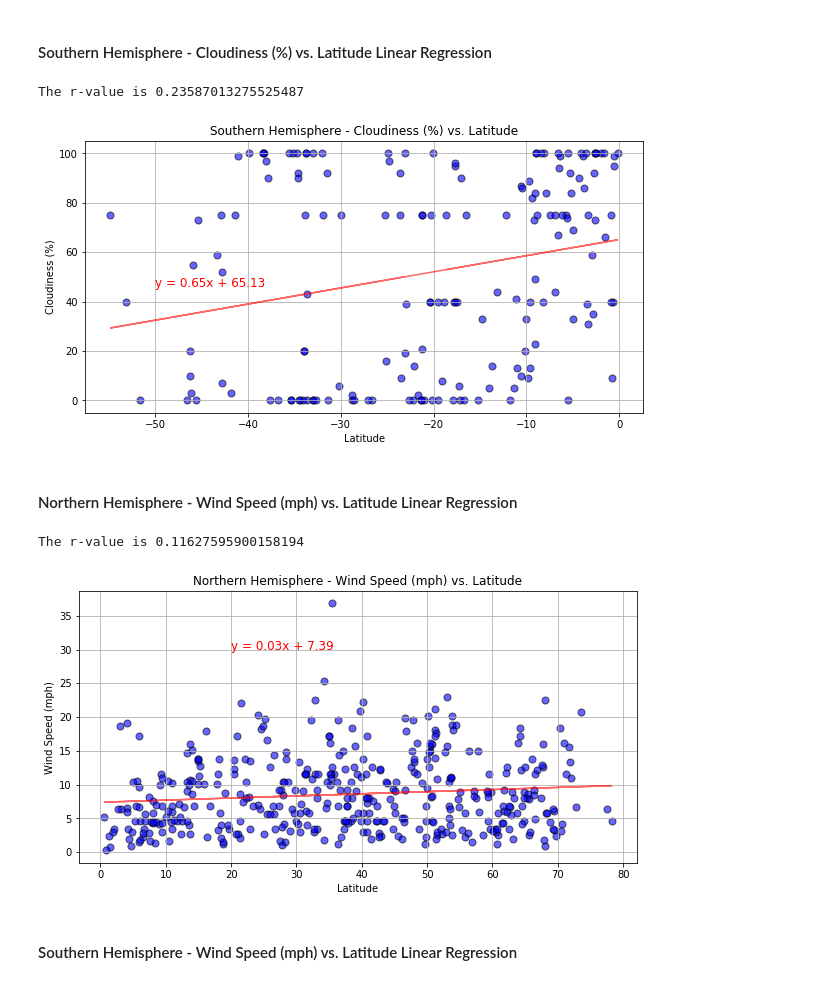
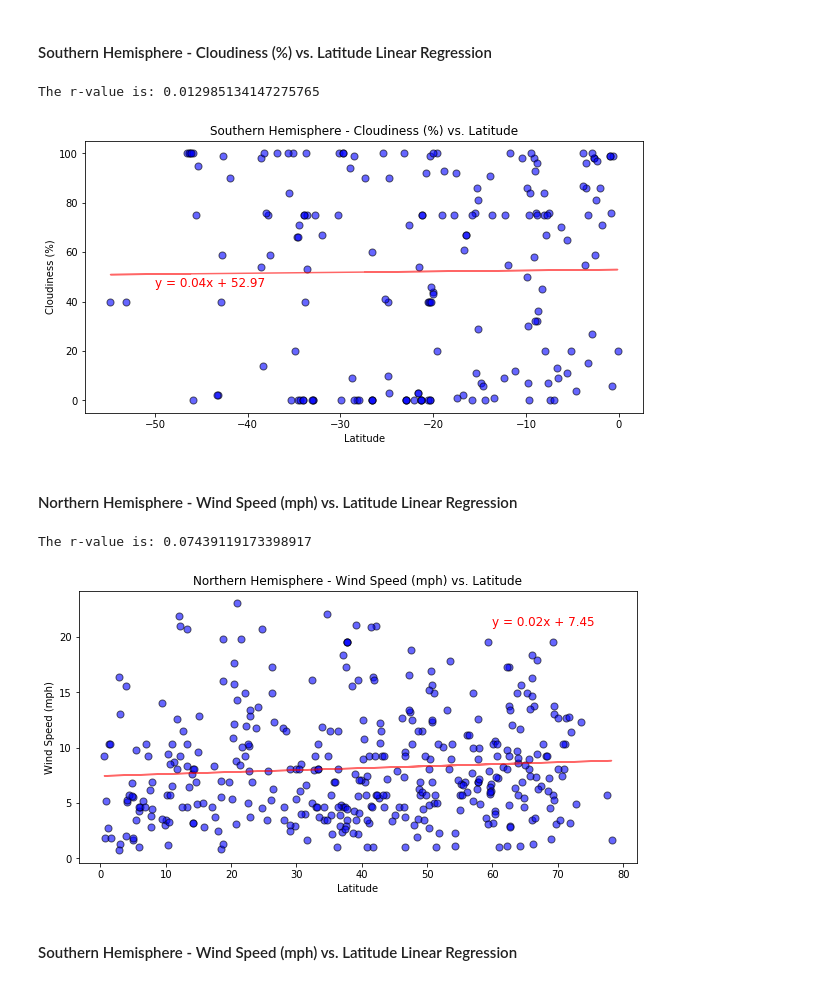
Before and after one commit to bay0624/python-api-challenge, a Jupyter notebook: WeatherPy/WeatherPy.ipynb, the cells around one changed output. Saved outputs shown, nothing was run; the diff lists cells and outputs as text; code cells hidden in the pictures.

Commit message:
Clean up code and plots

```diff
--- a/WeatherPy/WeatherPy.ipynb
+++ b/WeatherPy/WeatherPy.ipynb
@@ -125,21 +139,3 @@ Data Retrieval Complete
 ### Convert Raw Data to DataFrame
 * Export the city data into a .csv.
 * Display the DataFrame
-# %%
-# Checking length of all columns
-print(len(cities), len(cloudiness), len(country), len(date),
-      len(humidity), len(longitude), len(latitude),
-      len(max_temp), len(wind_speed))
-
-cities_weather = {"City": cities,
-                  "Cloudiness": cloudiness,
-                  "Country": country,
-                  "Date": date,
-                  "Humidity": humidity,
-                  "Latitude": latitude,
-                  "Longitude": longitude,
-                  "Max Temp": max_temp,
-                  "Wind Speed": wind_speed}
-
-cities_weather_df = pd.DataFrame({key:pd.Series(value) for key, value in cities_weather.items()})
-cities_weather_df
@@ -177,0 +159,7 @@ clean_cities_weather_df
+# %%
+# Dropping rows with empty values
+cities_df = cities_weather_df
+nan_value = float("NaN")
+cities_df.replace("", nan_value, inplace=True)
+cities_df.dropna(inplace=True)
+cities_df
@@ -259,15 +261,17 @@ plt.tight_layout()
 ####  Northern Hemisphere - Max Temp vs. Latitude Linear Regression
 # %%
 # Northern Hemisphere: Latitude > 0 Degrees
-northern_hemisphere = clean_cities_weather_df["Latitude"] > 0
-northern_hemisphere_table = clean_cities_weather_df[northern_hemisphere]
-x_values = northern_hemisphere_table["Latitude"]
+northern_hemisphere = cities_df["Lat"] > 0
+northern_hemisphere_table = cities_df[northern_hemisphere]
+
+x_values = northern_hemisphere_table["Lat"]
 y_values = northern_hemisphere_table["Max Temp"]
 (slope, intercept, rvalue, pvalue, stderr) = linregress(x_values, y_values)
 regress_values = x_values * slope + intercept
 line_eq = "y = " + str(round(slope,2)) + "x + " + str(round(intercept,2))
 
-print(f"The r-value is {st.pearsonr(x_values,y_values)[0]}")
+# print(f"The r-value is {st.pearsonr(x_values,y_values)[0]}")
+print(f"The r-value is: {rvalue}")
 
 plt.figure(figsize=(10,5))
 plt.scatter(x_values,y_values, marker="o", facecolors="blue", alpha=0.6, edgecolor="black", s=50)
@@ -276,6 +280,5 @@ plt.annotate(line_eq,(0,20),fontsize=12,color="red")
 plt.title("Northern Hemisphere - Max Temperature vs. Latitude")
 plt.xlabel("Latitude")
 plt.ylabel("Max Temperature (F)")
-plt.grid()
 plt.show()
 # %% [output]
@@ -379,13 +382,14 @@ The r-value is 0.034477798479124105
 # %% [markdown]
 ####  Southern Hemisphere - Cloudiness (%) vs. Latitude Linear Regression
 # %%
-x_values = southern_hemisphere_table["Latitude"]
+x_values = southern_hemisphere_table["Lat"]
 y_values = southern_hemisphere_table["Cloudiness"]
 (slope, intercept, rvalue, pvalue, stderr) = linregress(x_values, y_values)
 regress_values = x_values * slope + intercept
 line_eq = "y = " + str(round(slope,2)) + "x + " + str(round(intercept,2))
 
-print(f"The r-value is {st.pearsonr(x_values,y_values)[0]}")
+# print(f"The r-value is {st.pearsonr(x_values,y_values)[0]}")
+print(f"The r-value is: {rvalue}")
 
 plt.figure(figsize=(10,5))
 plt.scatter(x_values,y_values, marker="o", facecolors="blue", alpha=0.6, edgecolor="black", s=50)
@@ -394,34 +398,33 @@ plt.annotate(line_eq,(-50,46),fontsize=12,color="red")
 plt.title("Southern Hemisphere - Cloudiness (%) vs. Latitude")
 plt.xlabel("Latitude")
 plt.ylabel("Cloudiness (%)")
-plt.grid()
 plt.show()
 # %% [output]
-The r-value is 0.23587013275525487
+The r-value is: 0.012985134147275765
-[figure, old version]
+[figure, new version]
 # %% [markdown]
 ####  Northern Hemisphere - Wind Speed (mph) vs. Latitude Linear Regression
 # %%
-x_values = northern_hemisphere_table["Latitude"]
+x_values = northern_hemisphere_table["Lat"]
 y_values = northern_hemisphere_table["Wind Speed"]
 (slope, intercept, rvalue, pvalue, stderr) = linregress(x_values, y_values)
 regress_values = x_values * slope + intercept
 line_eq = "y = " + str(round(slope,2)) + "x + " + str(round(intercept,2))
 
-print(f"The r-value is {st.pearsonr(x_values,y_values)[0]}")
+# print(f"The r-value is {st.pearsonr(x_values,y_values)[0]}")
+print(f"The r-value is: {rvalue}")
 
 plt.figure(figsize=(10,5))
 plt.scatter(x_values,y_values, marker="o", facecolors="blue", alpha=0.6, edgecolor="black", s=50)
 plt.plot(x_values,regress_values,"r-", alpha=0.6)
-plt.annotate(line_eq,(20,30),fontsize=12,color="red")
+plt.annotate(line_eq,(60,21),fontsize=12,color="red")
 plt.title("Northern Hemisphere - Wind Speed (mph) vs. Latitude")
 plt.xlabel("Latitude")
 plt.ylabel("Wind Speed (mph)")
-plt.grid()
 plt.show()
 # %% [output]
-The r-value is 0.11627595900158194
+The r-value is: 0.07439119173398917
-[figure, old version]
+[figure, new version]
 # %% [markdown]
 ####  Southern Hemisphere - Wind Speed (mph) vs. Latitude Linear Regression
 # %%
```
Also changed, not shown: parts of 20 cells of this notebook, 2 other files.
